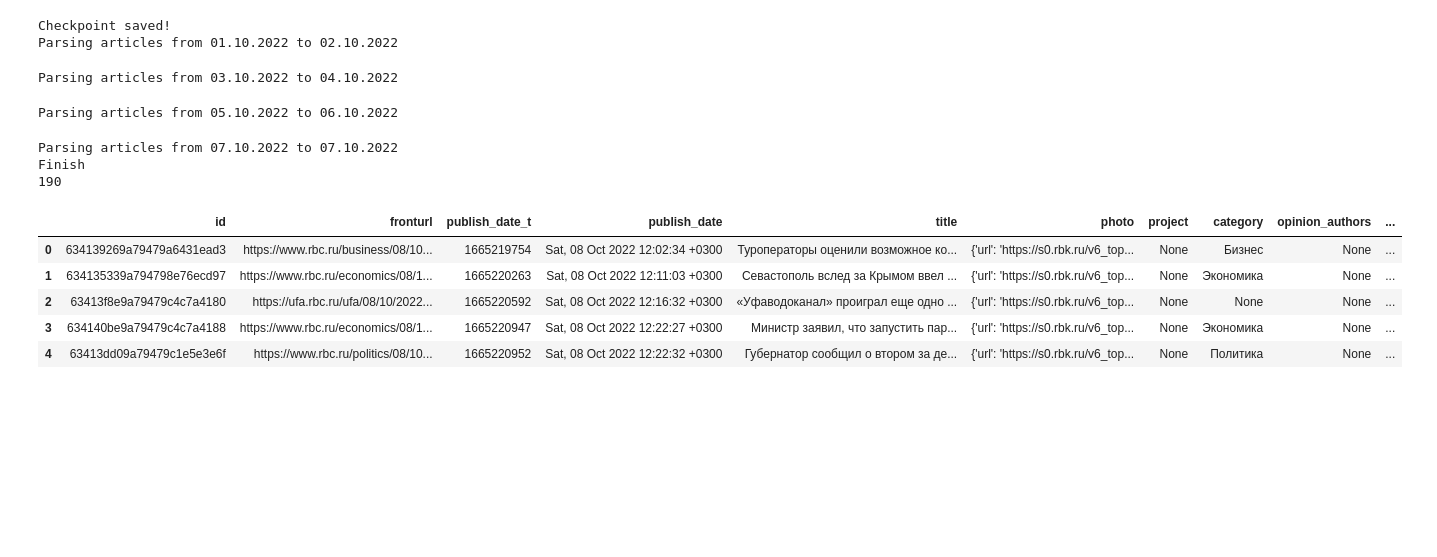
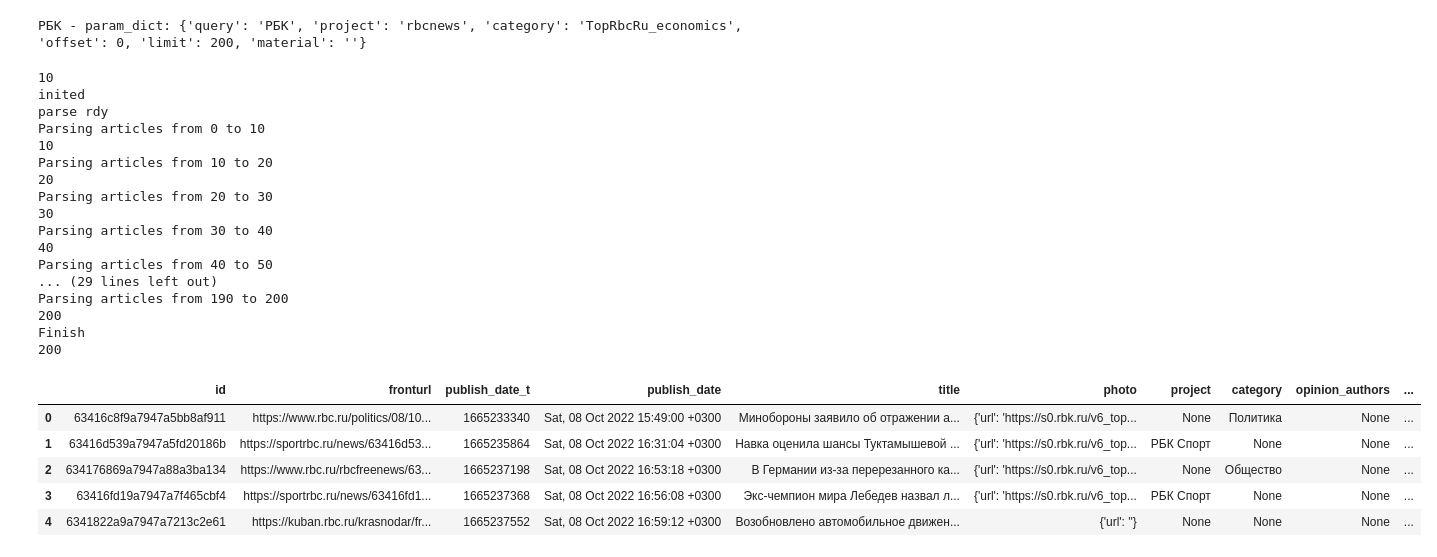
Before and after one commit to AnonimniyGeniy/moretech_prokhodilimimo, a Jupyter notebook: parce_rbk_new.ipynb, the cells around one changed output. Cells and saved outputs as stored; diff of their text form; code cells hidden in the pictures; blank space fills up the shorter version.

Commit message:
base rbk parser

```diff
--- a/parce_rbk_new.ipynb
+++ b/parce_rbk_new.ipynb
@@ -169,32 +86,52 @@ print(use_parser, "- param_dict:", param_dict)
+# %%
+# Задаем параметры запросы и складываем в param_dict
+param_dict = {'query'   : 'РБК',
+            'project' : 'rbcnews',
+            'category': 'TopRbcRu_economics',
+            'offset'  : 0,
+            'limit'   : 200,
+            'material': ''}
+
+
+print("param_dict:", param_dict)
+# %% [output]
+РБК - param_dict: {'query': 'РБК', 'project': 'rbcnews', 'category': 'TopRbcRu_economics', 'offset': 0, 'limit': 200, 'material': ''}
 # %%
-# Пример того, как выглядит json таблица запроса по параметрам.
-# Действует ограничение в 100 статей на 1 запрос (параметром limit)
-assert use_parser == "РБК"
+# Действует ограничение в 10 статей на 1 запрос (параметром limit)
+
 parser = rbc_parser()
-tbl = parser._get_search_table(param_dict,
-                               includeText = True) # Парсить текст статей
+tbl = parser.get_search_table(param_dict,
+                              include_text= True) # Парсить текст статей
 print(len(tbl))
 tbl.head()
 # Пример работы программы итеративного сбора большого количества текстов статей
 # Работает, конечно, очень долго :(
-table = parser.get_articles(param_dict=param_dict,
-                            time_step = 1, # Шаг - 7 дней, можно больше,
-                            # но есть риск отсечения статей в неделях, гдестатей больше 100
-                            save_every = 5, # Сохранять чекпойнт каждые 5 шагов
-                            save_excel = False) # Сохранить итоговый файл
-print(len(table))
+table = parser.get_articles(param_dict = param_dict,
+                            time_step = 1, # Шаг - 7 дней, можно больше
+                            save_table=False)
+table.to_csv("rbk_last_news.csv")
 table.head()
 # %% [output]
-Checkpoint saved!
-Parsing articles from 01.10.2022 to 02.10.2022
+10
+inited
+parse rdy
+Parsing articles from 0 to 10
+10
+Parsing articles from 10 to 20
+20
+Parsing articles from 20 to 30
+30
+Parsing articles from 30 to 40
+40
+Parsing articles from 40 to 50
+... (29 lines left out)
+Parsing articles from 190 to 200
+200
+Finish
+200
-Parsing articles from 03.10.2022 to 04.10.2022
-Parsing articles from 05.10.2022 to 06.10.2022
-Parsing articles from 07.10.2022 to 07.10.2022
-Finish
-190
 |  | id | fronturl | publish_date_t | publish_date | title | photo | project | category | opinion_authors | ... |
-| 0 | 634139269a79479a6431ead3 | https://www.rbc.ru/business/08/10... | 1665219754 | Sat, 08 Oct 2022 12:02:34 +0300 | Туроператоры оценили возможное ко... | {'url': 'https://s0.rbk.ru/v6_top... | None | Бизнес | None | ... |
-| 1 | 634135339a794798e76ecd97 | https://www.rbc.ru/economics/08/1... | 1665220263 | Sat, 08 Oct 2022 12:11:03 +0300 | Севастополь вслед за Крымом ввел ... | {'url': 'https://s0.rbk.ru/v6_top... | None | Экономика | None | ... |
-| 2 | 63413f8e9a79479c4c7a4180 | https://ufa.rbc.ru/ufa/08/10/2022... | 1665220592 | Sat, 08 Oct 2022 12:16:32 +0300 | «Уфаводоканал» проиграл еще одно ... | {'url': 'https://s0.rbk.ru/v6_top... | None | None | None | ... |
-| 3 | 634140be9a79479c4c7a4188 | https://www.rbc.ru/economics/08/1... | 1665220947 | Sat, 08 Oct 2022 12:22:27 +0300 | Министр заявил, что запустить пар... | {'url': 'https://s0.rbk.ru/v6_top... | None | Экономика | None | ... |
-| 4 | 63413dd09a79479c1e5e3e6f | https://www.rbc.ru/politics/08/10... | 1665220952 | Sat, 08 Oct 2022 12:22:32 +0300 | Губернатор сообщил о втором за де... | {'url': 'https://s0.rbk.ru/v6_top... | None | Политика | None | ... |
+| 0 | 63416c8f9a7947a5bb8af911 | https://www.rbc.ru/politics/08/10... | 1665233340 | Sat, 08 Oct 2022 15:49:00 +0300 | Минобороны заявило об отражении а... | {'url': 'https://s0.rbk.ru/v6_top... | None | Политика | None | ... |
+| 1 | 63416d539a7947a5fd20186b | https://sportrbc.ru/news/63416d53... | 1665235864 | Sat, 08 Oct 2022 16:31:04 +0300 | Навка оценила шансы Туктамышевой ... | {'url': 'https://s0.rbk.ru/v6_top... | РБК Спорт | None | None | ... |
+| 2 | 634176869a7947a88a3ba134 | https://www.rbc.ru/rbcfreenews/63... | 1665237198 | Sat, 08 Oct 2022 16:53:18 +0300 | В Германии из-за перерезанного ка... | {'url': 'https://s0.rbk.ru/v6_top... | None | Общество | None | ... |
+| 3 | 63416fd19a7947a7f465cbf4 | https://sportrbc.ru/news/63416fd1... | 1665237368 | Sat, 08 Oct 2022 16:56:08 +0300 | Экс-чемпион мира Лебедев назвал л... | {'url': 'https://s0.rbk.ru/v6_top... | РБК Спорт | None | None | ... |
+| 4 | 6341822a9a7947a7213c2e61 | https://kuban.rbc.ru/krasnodar/fr... | 1665237552 | Sat, 08 Oct 2022 16:59:12 +0300 | Возобновлено автомобильное движен... | {'url': ''} | None | None | None | ... |
```
Also changed, not shown: parts of 4 cells of this notebook, 17 other files.
